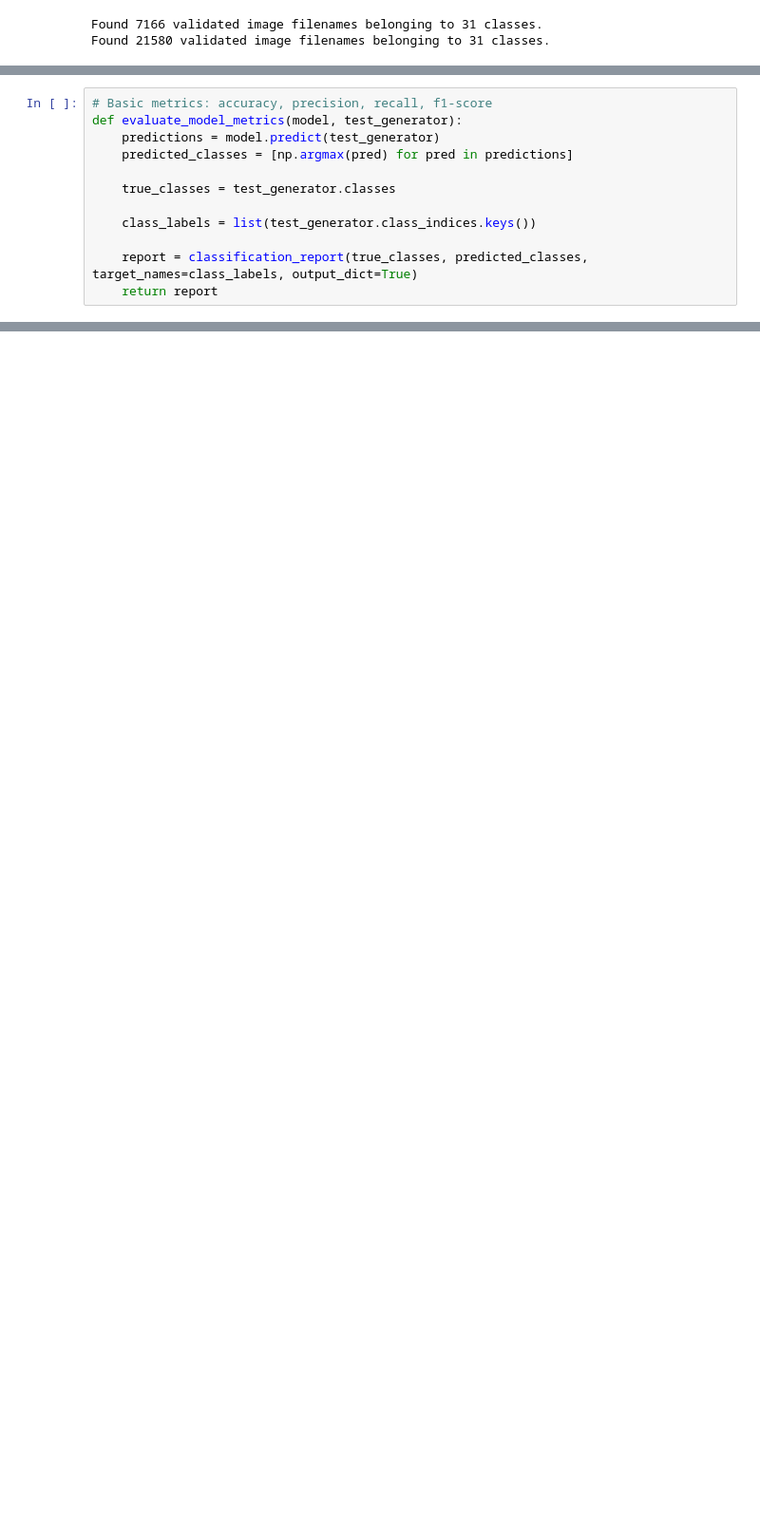
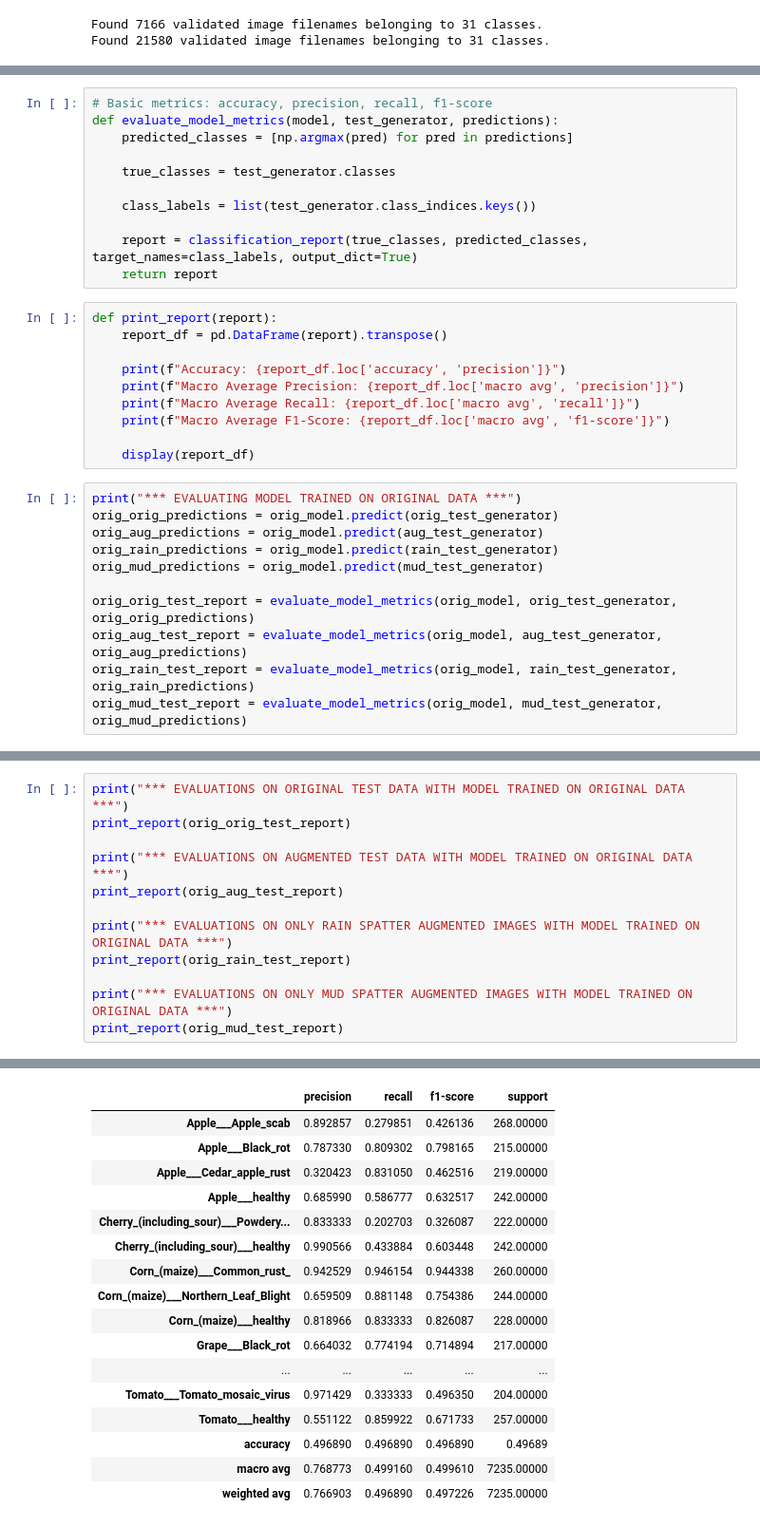
Before and after one commit to kkogan/cs435_Project, a Jupyter notebook: analysis/model_eval.ipynb, the cells around one changed output, grey strips where cells are left out. Shown: that part at 95% size. Cells and saved outputs as stored; diff of their text form; blank space fills up the shorter version.

```diff
--- a/analysis/model_eval.ipynb
+++ b/analysis/model_eval.ipynb
@@ -59,7 +83,6 @@ Found 21580 validated image filenames belonging to 31 classes.
 # %%
 # Basic metrics: accuracy, precision, recall, f1-score
-def evaluate_model_metrics(model, test_generator):
-    predictions = model.predict(test_generator)
+def evaluate_model_metrics(model, test_generator, predictions):
     predicted_classes = [np.argmax(pred) for pred in predictions]
 
     true_classes = test_generator.classes
@@ -68,3 +91,24 @@ def evaluate_model_metrics(model, test_generator):
 
     report = classification_report(true_classes, predicted_classes, target_names=class_labels, output_dict=True)
     return report
+# %%
+def print_report(report):
+    report_df = pd.DataFrame(report).transpose()
+
+    print(f"Accuracy: {report_df.loc['accuracy', 'precision']}")
+    print(f"Macro Average Precision: {report_df.loc['macro avg', 'precision']}")
+    print(f"Macro Average Recall: {report_df.loc['macro avg', 'recall']}")
+    print(f"Macro Average F1-Score: {report_df.loc['macro avg', 'f1-score']}")
+
+    display(report_df)
+# %%
+print("*** EVALUATING MODEL TRAINED ON ORIGINAL DATA ***")
+orig_orig_predictions = orig_model.predict(orig_test_generator)
+orig_aug_predictions = orig_model.predict(aug_test_generator)
+orig_rain_predictions = orig_model.predict(rain_test_generator)
+orig_mud_predictions = orig_model.predict(mud_test_generator)
+
+orig_orig_test_report = evaluate_model_metrics(orig_model, orig_test_generator, orig_orig_predictions)
+orig_aug_test_report = evaluate_model_metrics(orig_model, aug_test_generator, orig_aug_predictions)
+orig_rain_test_report = evaluate_model_metrics(orig_model, rain_test_generator, orig_rain_predictions)
+orig_mud_test_report = evaluate_model_metrics(orig_model, mud_test_generator, orig_mud_predictions)
@@ -70,0 +121,13 @@ def evaluate_model_metrics(model, test_generator):
+# %%
+print("*** EVALUATIONS ON ORIGINAL TEST DATA WITH MODEL TRAINED ON ORIGINAL DATA ***")
+print_report(orig_orig_test_report)
+
+print("*** EVALUATIONS ON AUGMENTED TEST DATA WITH MODEL TRAINED ON ORIGINAL DATA ***")
+print_report(orig_aug_test_report)
+
+print("*** EVALUATIONS ON ONLY RAIN SPATTER AUGMENTED IMAGES WITH MODEL TRAINED ON ORIGINAL DATA ***")
+print_report(orig_rain_test_report)
+
+print("*** EVALUATIONS ON ONLY MUD SPATTER AUGMENTED IMAGES WITH MODEL TRAINED ON ORIGINAL DATA ***")
+print_report(orig_mud_test_report)
+# %% [output]
@@ -70,0 +183,17 @@ def evaluate_model_metrics(model, test_generator):
+|  | precision | recall | f1-score | support |
+| Apple___Apple_scab | 0.892857 | 0.279851 | 0.426136 | 268.00000 |
+| Apple___Black_rot | 0.787330 | 0.809302 | 0.798165 | 215.00000 |
+| Apple___Cedar_apple_rust | 0.320423 | 0.831050 | 0.462516 | 219.00000 |
+| Apple___healthy | 0.685990 | 0.586777 | 0.632517 | 242.00000 |
+| Cherry_(including_sour)___Powdery... | 0.833333 | 0.202703 | 0.326087 | 222.00000 |
+| Cherry_(including_sour)___healthy | 0.990566 | 0.433884 | 0.603448 | 242.00000 |
+| Corn_(maize)___Common_rust_ | 0.942529 | 0.946154 | 0.944338 | 260.00000 |
+| Corn_(maize)___Northern_Leaf_Blight | 0.659509 | 0.881148 | 0.754386 | 244.00000 |
+| Corn_(maize)___healthy | 0.818966 | 0.833333 | 0.826087 | 228.00000 |
+| Grape___Black_rot | 0.664032 | 0.774194 | 0.714894 | 217.00000 |
+| ... | ... | ... | ... | ... |
+| Tomato___Tomato_mosaic_virus | 0.971429 | 0.333333 | 0.496350 | 204.00000 |
+| Tomato___healthy | 0.551122 | 0.859922 | 0.671733 | 257.00000 |
+| accuracy | 0.496890 | 0.496890 | 0.496890 | 0.49689 |
+| macro avg | 0.768773 | 0.499160 | 0.499610 | 7235.00000 |
+| weighted avg | 0.766903 | 0.496890 | 0.497226 | 7235.00000 |
```
Also changed, not shown: parts of 17 cells of this notebook.
